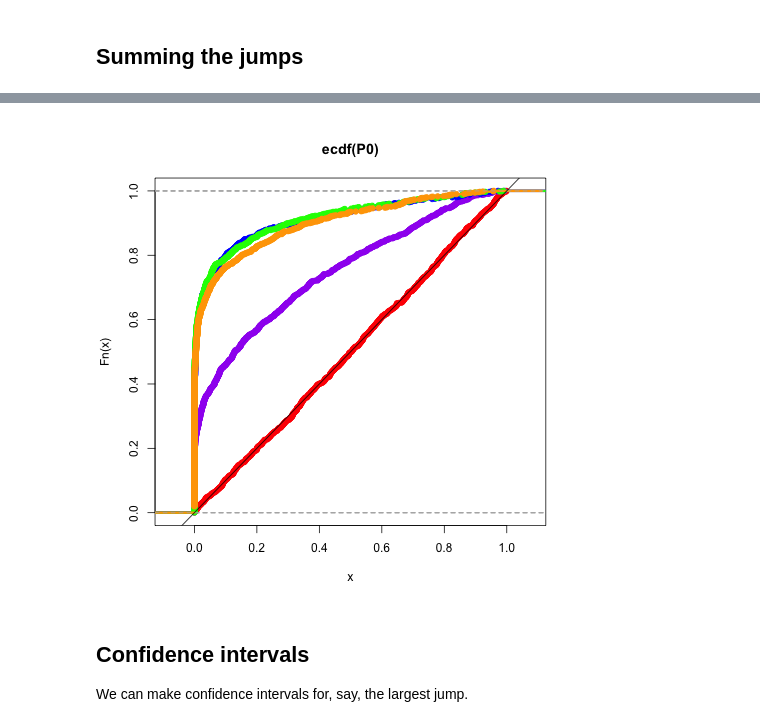
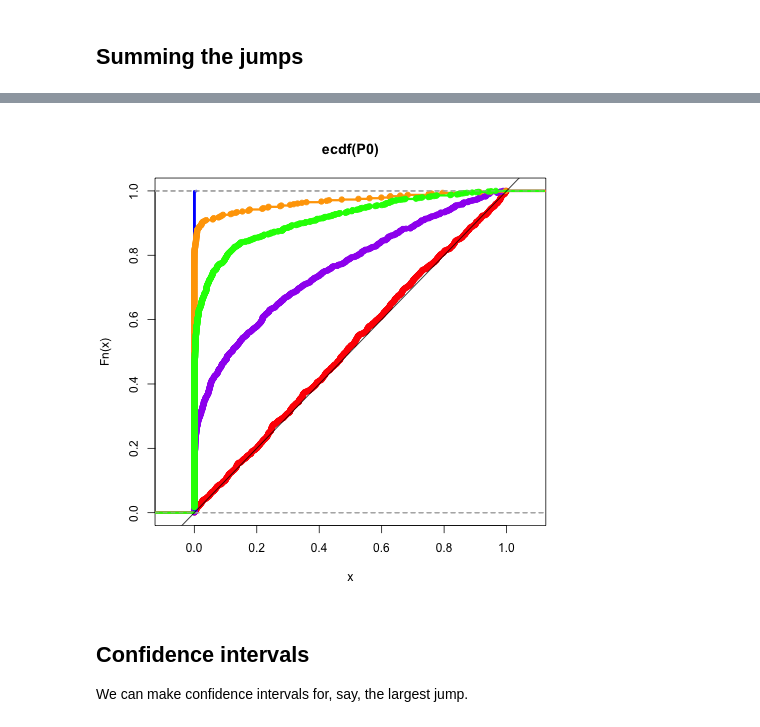
Before and after one commit to selective-inference/Python-software, a Jupyter notebook: notebooks/isotonic.ipynb, the cells around one changed output, grey strips where cells are left out. Saved outputs shown, nothing was run; the diff lists cells and outputs as text; code cells hidden in the pictures.

```diff
--- a/notebooks/isotonic.ipynb
+++ b/notebooks/isotonic.ipynb
@@ -131,7 +129,8 @@ def simulate_fixed(n, j, mu=0):
     Y = np.random.standard_normal(n)*0.5 + mu
     I = isotonic(Y, sigma=0.5)
     eta = np.zeros(n)
-    eta[j] = 1
+    eta[j:] = 1
+    eta -= eta.mean()
 
     return I.constraints.pivots(eta, Y)[-1]
 # %% [markdown]
@@ -224,7 +221,7 @@ This does not seem to have much power. This would be the case if the first jump
 def simulate_largest_jump(n, mu=0):
     Y = np.random.standard_normal(n)*0.5 + mu
     I = isotonic(Y, sigma=0.5)
-    J = I.largest_jump
+    J = I.largest_jump_univariate
     if J is not None:
         return J[-1]
     return J
@@ -314,19 +311,19 @@ for _ in range(nsim):
 # %%
 %%R -i P0,Pa_sum
 P0 = P0[P0>0]
 P0 = P0[P0<1]
 Pa_sum = Pa_sum[Pa_sum>=0]
 Pa_sum = Pa_sum[Pa_sum<1]
 plot(ecdf(P0), col='red', lwd=3)
 Pa_comb = Pa_comb[Pa_comb>0]
 Pa_comb = Pa_comb[Pa_comb<1]
 plot(ecdf(Pa_comb), col='purple', lwd=3, add=TRUE)
 plot(ecdf(Pa_correct), col='blue', lwd=3, add=TRUE)
-plot(ecdf(Pa_large), col='green', lwd=3, add=TRUE)
-plot(ecdf(Pa_sum), col='orange', lwd=3, add=TRUE)
+plot(ecdf(Pa_large), col='orange', lwd=3, add=TRUE)
+plot(ecdf(Pa_sum), col='green', lwd=3, add=TRUE)
 abline(0,1)
 # %% [output]
-[figure, old version]
+[figure, new version]
 # %% [markdown]
 ## Confidence intervals
 
```
Also changed, not shown: parts of 21 cells of this notebook, 2 other files.
